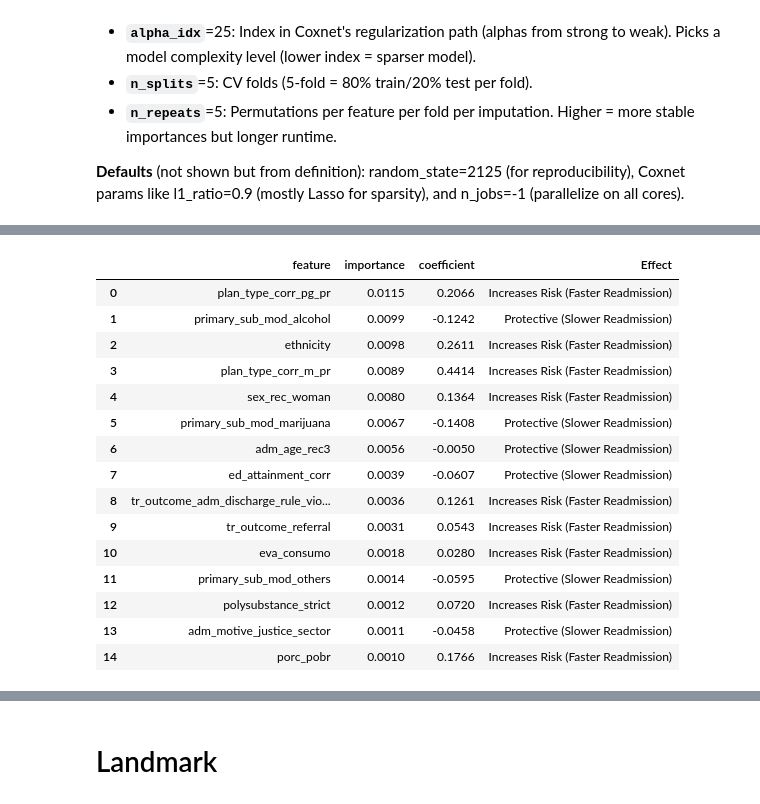
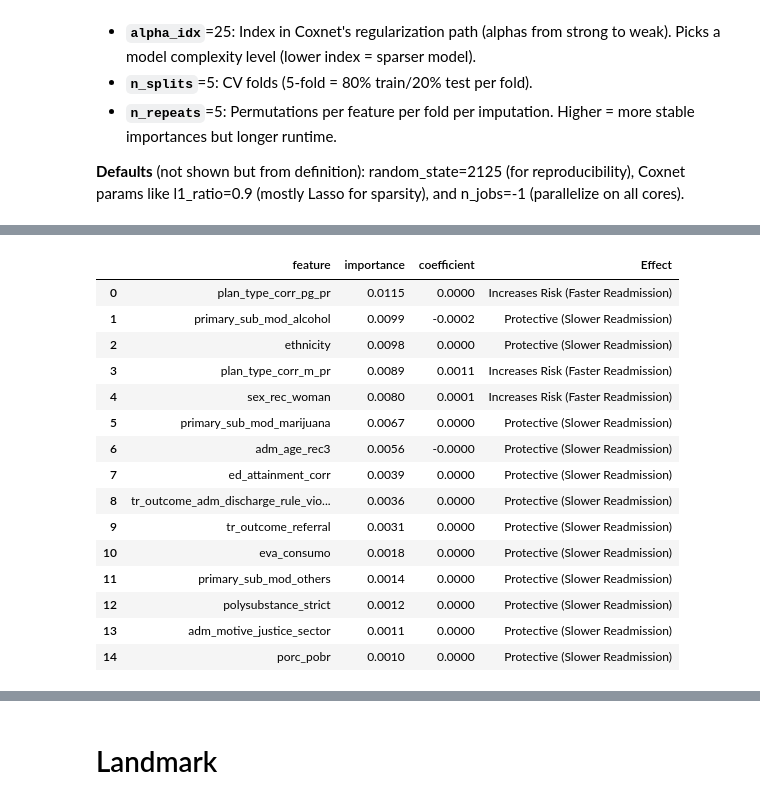
Before and after one commit to FONDECYTACC/cons2025, a Jupyter notebook: best_subset_based_on_disc_jan26.ipynb, the cells around one changed output, grey strips where cells are left out. Saved outputs shown, nothing was run; the diff lists cells and outputs as text; code cells hidden in the pictures.

```diff
--- a/best_subset_based_on_disc_jan26.ipynb
+++ b/best_subset_based_on_disc_jan26.ipynb
@@ -791,15 +809,18 @@ import pandas as pd
 import numpy as np
 from sksurv.linear_model import CoxnetSurvivalAnalysis
 
+# 1. Prepare Importance Data
+# Rename the permutation importance column for clarity
 df_top15 = pd.DataFrame(df_importance_readm.head(15))
 df_top15 = df_top15.rename(columns={"mean_drop_cindex": "importance"})
+
 # 2. Fit a Single Representative Model (Imputation 1)
-# We use the same settings as your successful run
+# Using the best parameters identified during the cross-validation phase
 print("Fitting representative model on Imputation 1 to get coefficients...")
 
-# Use your Encoded X and Corrected Y for Imputation 1
+# Ensure data sources are correctly aligned
 X_rep = imputations_list_jan26[0]
-y_rep = y_surv_readm_list[0] # Or y_surv_readm_1 if that variable exists
+y_rep = y_surv_readm_list[0]
 
 model_rep = CoxnetSurvivalAnalysis(
     l1_ratio=0.1,
@@ -812,29 +833,42 @@ model_rep = CoxnetSurvivalAnalysis(
 )
 model_rep.fit(X_rep, y_rep)
 
-# 3. Extract Coefficients at Alpha Index 25
-# (This matches the alpha_idx=25 you used for importance)
-alpha_idx = 25
-coeffs = model_rep.coef_[:, alpha_idx]
+# 3. Extract Coefficients at Alpha Index 25 (Safely)
+# The error "Index out of bounds" happens if the solver finds fewer than 26 alphas.
+# We check the actual length of the alpha path before indexing.
+n_alphas_found = len(model_rep.alphas_)
+target_alpha_idx = 25
+
+if n_alphas_found > target_alpha_idx:
+    # Use the requested index if available
+    coeffs = model_rep.coef_[:, target_alpha_idx]
+    print(f"Successfully extracted coefficients at alpha index {target_alpha_idx}.")
+else:
+    # Fallback to the last available alpha if index 25 doesn't exist
+    coeffs = model_rep.coef_[:, -1]
+    print(f"Warning: Only {n_alphas_found} alphas found. Using the last available index instead.")
+
 feature_names = X_rep.columns.tolist()
 
-# Create a reference dataframe of coefficients
+# Create a reference dataframe for coefficient values
 df_coefs = pd.DataFrame({
     "feature": feature_names,
     "coefficient": coeffs
 })
 
-# 4. Merge and Interpret
+# 4. Merge Importance and Directional Data
+# Combine the importance ranking with the model coefficients
 df_final = df_top15.merge(df_coefs, on="feature", how="left")
 
-# Add a readable "Direction" column
+# Define the clinical interpretation of the coefficient sign
+# Positive (+) = Increases Hazard (Higher risk of early readmission)
+# Negative (-) = Decreases Hazard (Protective factor/Lower risk)
 df_final["Effect"] = df_final["coefficient"].apply(
     lambda x: "Increases Risk (Faster Readmission)" if x > 0 else "Protective (Slower Readmission)"
 )
 
-# Display
+# 5. Display the Styled Results
 print("\n=== Top 15 Predictors with Direction ===")
-# Show only relevant columns
 styled_table = df_final[["feature", "importance", "coefficient", "Effect"]].head(20).style \
     .background_gradient(subset=['importance'], cmap='Blues') \
     .format({'importance': "{:.4f}", 'coefficient': "{:.4f}"}) \
@@ -846,21 +881,21 @@ Fitting representative model on Imputation 1 to get coefficients...
 
 === Top 15 Predictors with Direction ===
 |  | feature | importance | coefficient | Effect |
-| 0 | plan_type_corr_pg_pr | 0.0115 | 0.2066 | Increases Risk (Faster Readmission) |
-| 1 | primary_sub_mod_alcohol | 0.0099 | -0.1242 | Protective (Slower Readmission) |
-| 2 | ethnicity | 0.0098 | 0.2611 | Increases Risk (Faster Readmission) |
-| 3 | plan_type_corr_m_pr | 0.0089 | 0.4414 | Increases Risk (Faster Readmission) |
-| 4 | sex_rec_woman | 0.0080 | 0.1364 | Increases Risk (Faster Readmission) |
-| 5 | primary_sub_mod_marijuana | 0.0067 | -0.1408 | Protective (Slower Readmission) |
-| 6 | adm_age_rec3 | 0.0056 | -0.0050 | Protective (Slower Readmission) |
-| 7 | ed_attainment_corr | 0.0039 | -0.0607 | Protective (Slower Readmission) |
-| 8 | tr_outcome_adm_discharge_rule_vio... | 0.0036 | 0.1261 | Increases Risk (Faster Readmission) |
-| 9 | tr_outcome_referral | 0.0031 | 0.0543 | Increases Risk (Faster Readmission) |
-| 10 | eva_consumo | 0.0018 | 0.0280 | Increases Risk (Faster Readmission) |
-| 11 | primary_sub_mod_others | 0.0014 | -0.0595 | Protective (Slower Readmission) |
-| 12 | polysubstance_strict | 0.0012 | 0.0720 | Increases Risk (Faster Readmission) |
-| 13 | adm_motive_justice_sector | 0.0011 | -0.0458 | Protective (Slower Readmission) |
-| 14 | porc_pobr | 0.0010 | 0.1766 | Increases Risk (Faster Readmission) |
+| 0 | plan_type_corr_pg_pr | 0.0115 | 0.0000 | Increases Risk (Faster Readmission) |
+| 1 | primary_sub_mod_alcohol | 0.0099 | -0.0002 | Protective (Slower Readmission) |
+| 2 | ethnicity | 0.0098 | 0.0000 | Protective (Slower Readmission) |
+| 3 | plan_type_corr_m_pr | 0.0089 | 0.0011 | Increases Risk (Faster Readmission) |
+| 4 | sex_rec_woman | 0.0080 | 0.0001 | Increases Risk (Faster Readmission) |
+| 5 | primary_sub_mod_marijuana | 0.0067 | 0.0000 | Protective (Slower Readmission) |
+| 6 | adm_age_rec3 | 0.0056 | -0.0000 | Protective (Slower Readmission) |
+| 7 | ed_attainment_corr | 0.0039 | 0.0000 | Protective (Slower Readmission) |
+| 8 | tr_outcome_adm_discharge_rule_vio... | 0.0036 | 0.0000 | Protective (Slower Readmission) |
+| 9 | tr_outcome_referral | 0.0031 | 0.0000 | Protective (Slower Readmission) |
+| 10 | eva_consumo | 0.0018 | 0.0000 | Protective (Slower Readmission) |
+| 11 | primary_sub_mod_others | 0.0014 | 0.0000 | Protective (Slower Readmission) |
+| 12 | polysubstance_strict | 0.0012 | 0.0000 | Protective (Slower Readmission) |
+| 13 | adm_motive_justice_sector | 0.0011 | 0.0000 | Protective (Slower Readmission) |
+| 14 | porc_pobr | 0.0010 | 0.0000 | Protective (Slower Readmission) |
 # %%
 # Start timer
 start_time = time.time()
```
Also changed, not shown: parts of 10 cells of this notebook.
